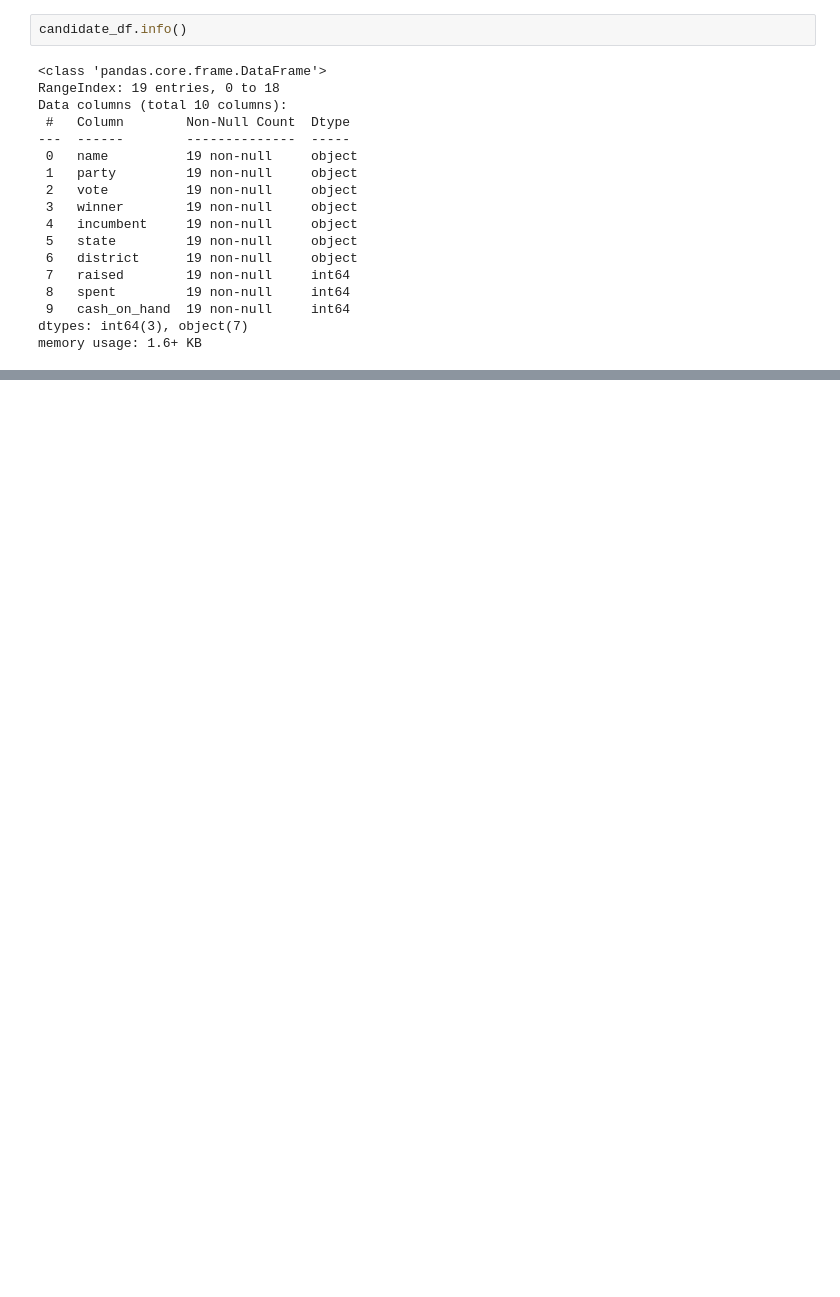
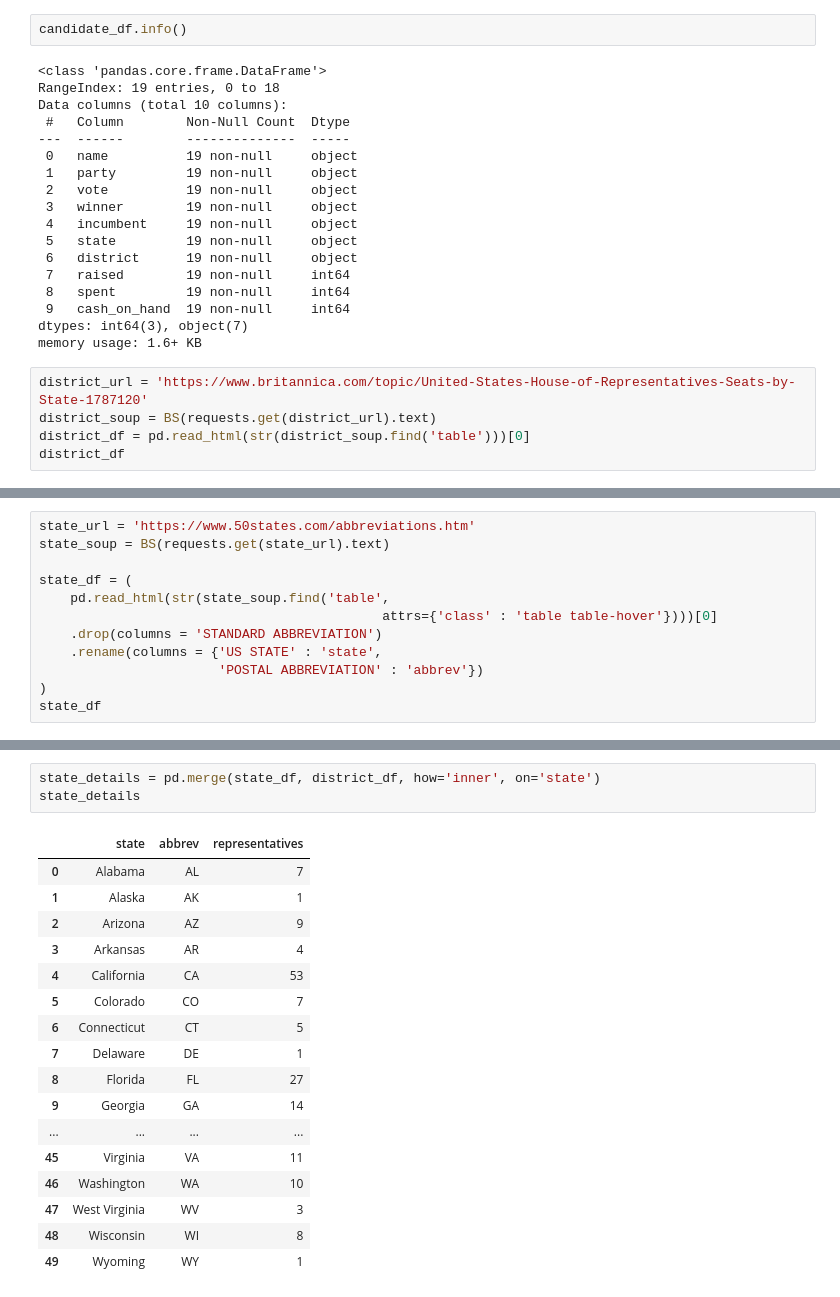
Before and after one commit to hcgreer/webscraping_open_secrets-pizza, a Jupyter notebook: notebooks/webscrape_function.ipynb, the cells around one changed output, grey strips where cells are left out. Drawn from its saved outputs; the diff is of its cells as text; blank space fills up the shorter version.

Commit message:
pushing update with state abbreviation and number of districts details

```diff
--- a/notebooks/webscrape_function.ipynb
+++ b/notebooks/webscrape_function.ipynb
@@ -85,3 +85,8 @@ Data columns (total 10 columns):
  9   cash_on_hand  19 non-null     int64
 dtypes: int64(3), object(7)
 memory usage: 1.6+ KB
+# %%
+district_url = 'https://www.britannica.com/topic/United-States-House-of-Representatives-Seats-by-State-1787120'
+district_soup = BS(requests.get(district_url).text)
+district_df = pd.read_html(str(district_soup.find('table')))[0]
+district_df
@@ -87,0 +111,12 @@ memory usage: 1.6+ KB
+# %%
+state_url = 'https://www.50states.com/abbreviations.htm'
+state_soup = BS(requests.get(state_url).text)
+
+state_df = (
+    pd.read_html(str(state_soup.find('table',
+                                            attrs={'class' : 'table table-hover'})))[0]
+    .drop(columns = 'STANDARD ABBREVIATION')
+    .rename(columns = {'US STATE' : 'state',
+                       'POSTAL ABBREVIATION' : 'abbrev'})
+)
+state_df
@@ -87,0 +141,21 @@ memory usage: 1.6+ KB
+# %%
+state_details = pd.merge(state_df, district_df, how='inner', on='state')
+state_details
+# %% [output]
+|  | state | abbrev | representatives |
+| 0 | Alabama | AL | 7 |
+| 1 | Alaska | AK | 1 |
+| 2 | Arizona | AZ | 9 |
+| 3 | Arkansas | AR | 4 |
+| 4 | California | CA | 53 |
+| 5 | Colorado | CO | 7 |
+| 6 | Connecticut | CT | 5 |
+| 7 | Delaware | DE | 1 |
+| 8 | Florida | FL | 27 |
+| 9 | Georgia | GA | 14 |
+| ... | ... | ... | ... |
+| 45 | Virginia | VA | 11 |
+| 46 | Washington | WA | 10 |
+| 47 | West Virginia | WV | 3 |
+| 48 | Wisconsin | WI | 8 |
+| 49 | Wyoming | WY | 1 |
```
Also changed, not shown: parts of 4 cells of this notebook.
